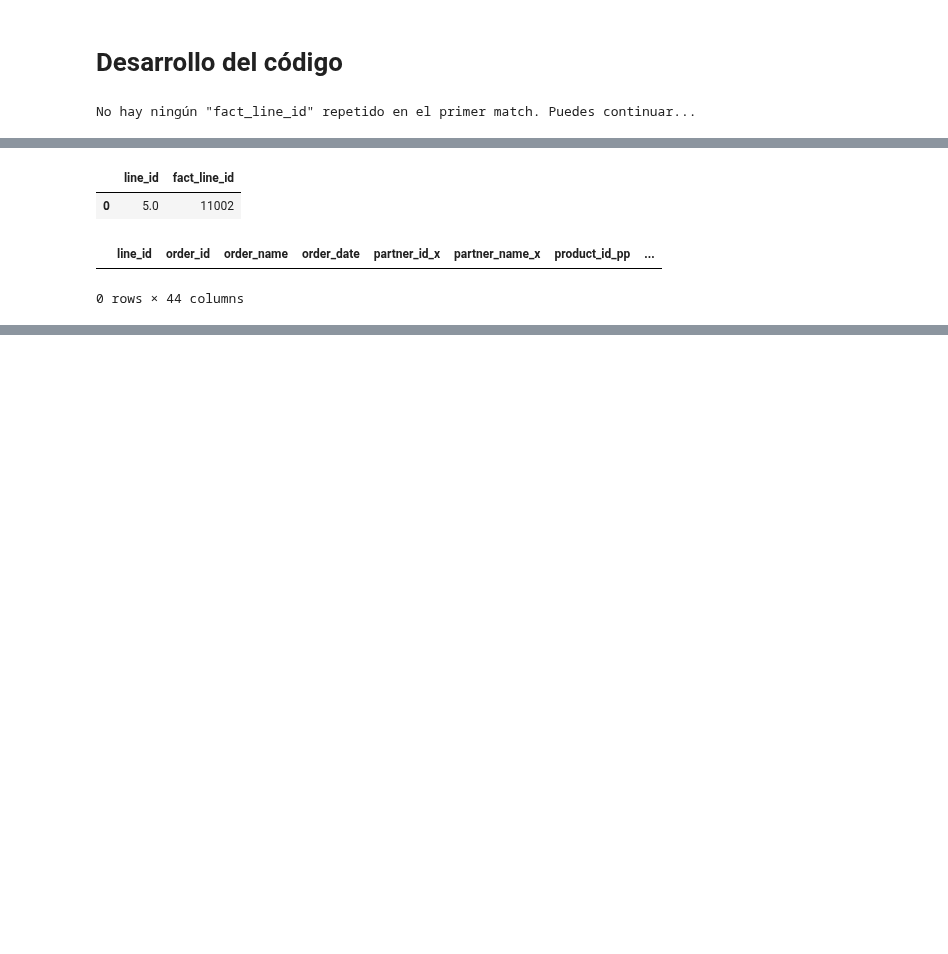
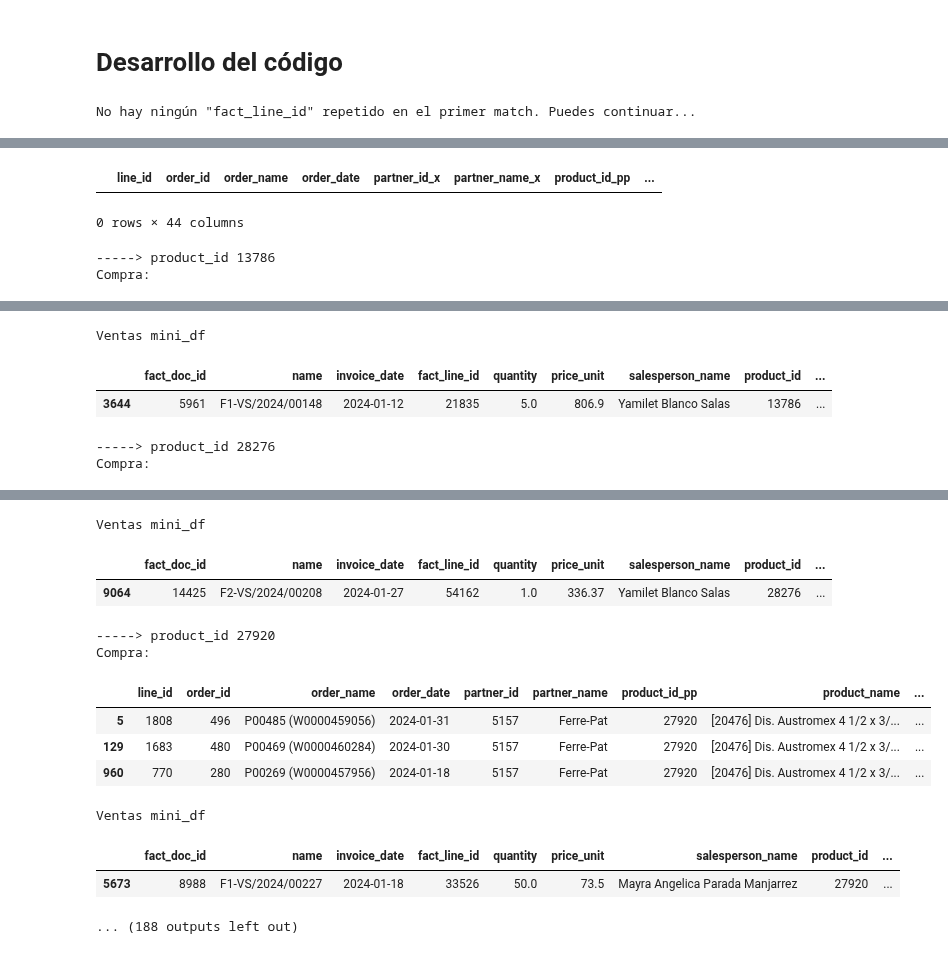
Before and after one commit to ecostichp/odoo_comisiones, a Jupyter notebook: comisiones/algoritmos/algoritmo_costo_de_venta_mes_func.ipynb, the cells around one changed output, grey strips where cells are left out. Drawn from its saved outputs; the diff is of its cells as text; code cells hidden in the pictures; blank space fills up the shorter version.

```diff
--- a/comisiones/algoritmos/algoritmo_costo_de_venta_mes_func.ipynb
+++ b/comisiones/algoritmos/algoritmo_costo_de_venta_mes_func.ipynb
@@ -383,22 +383,24 @@ lista_capturistas = [
        'Rosario Martinez Zarate'
 ]
 
+# Compras especiales que no son de proveedores oficiales
 compras_especiales = compras_odoo.loc[
-            ~compras_odoo['vendedora'].isin(lista_capturistas)
+            (~compras_odoo['vendedora'].isin(lista_capturistas))
+            & (~compras_odoo['partner_id'].isin(prov_oficiales['partner_id']))
             ]
 
-compras_especiales_restantes = compras_especiales.loc[
+compras_especiales_after_repetidos = compras_especiales.loc[
             ~compras_especiales['line_id'].isin(repetidos_match_1ro['line_id'])
             ]
 
-ventas_restantes = ventas.loc[
+ventas_after_repetidos = ventas.loc[
             ~ventas['fact_line_id'].isin(repetidos_match_1ro['fact_line_id'])
             ]
 # %%
 match_1_merge = (
     pd.merge_asof(
-        left = compras_especiales_restantes.sort_values('order_date'),
-        right = ventas_restantes.sort_values('invoice_date'),
+        left = compras_especiales_after_repetidos.sort_values('order_date'),
+        right = ventas_after_repetidos.sort_values('invoice_date'),
 
         left_by = ['product_id_pp', 'vendedora', 'product_qty'],
         right_by = ['product_id', 'salesperson_name', 'quantity'],
@@ -528,8 +493,13 @@ for i in range(len(compras_especiales_restantes_after_match_1)):
-# %%
-pd.concat([None, wep])
-# %% [output]
-|  | line_id | fact_line_id |
-| 0 | 5.0 | 11002 |
+# %%
+# Después de correr el 2do match, las ventas restantes
+ventas_after_match_2 = ventas_after_match_1.loc[
+                                        ~ventas_after_match_1['fact_line_id'].isin(match_2['fact_line_id'])
+                                    ]
+
+# Después de correr el 2do match, las compras restantes.
+compras_especiales_after_match_2 = compras_especiales_after_match_1.loc[
+                                            ~compras_especiales_after_match_1['line_id'].isin(match_2['line_id'])
+                                        ]
 # %%
 match_3 = (
     pd.merge_asof(
@@ -553,9 +564,18 @@ match_3.loc[(~match_3['fact_line_id'].isna())]
 # %%
-wep = compras_especiales_sin_ventas['product_id_pp'].unique()
-for prod in wep:
-    if ventas_restantes_after_match_1.loc[ventas_restantes_after_match_1['product_id'] == prod, cols_vent].empty:
-        print(f'    ---> Código a explorar {prod}')
-        display(ventas_restantes_after_match_1.loc[ventas_restantes_after_match_1['product_id'] == prod, cols_vent])
-        display(compras_especiales_restantes_after_match_1.loc[compras_especiales_restantes_after_match_1['product_id_pp'] == prod])
-        print('\n\n')
-        break
+ids_prod = compras_especiales_after_match_2['product_id_pp'].unique()
+
+for prod in ids_prod:
+
+    mini_df = ventas_after_match_2.loc[
+                (ventas_after_match_2['product_id'] == prod)
+            ]
+
+    print(f"-----> product_id {prod}")
+    print(f"Compra:")
+    display(compras_especiales_after_match_2[compras_especiales_after_match_2['product_id_pp'] == prod])
+    print(f"Ventas mini_df")
+    display(mini_df[cols_vent])
+    print(f"\n\n")
+# %% [output]
+-----> product_id 13786
+Compra:
@@ -561,0 +585,5 @@ for prod in wep:
+Ventas mini_df
+|  | fact_doc_id | name | invoice_date | fact_line_id | quantity | price_unit | salesperson_name | product_id | ... |
+| 3644 | 5961 | F1-VS/2024/00148 | 2024-01-12 | 21835 | 5.0 | 806.9 | Yamilet Blanco Salas | 13786 | ... |
+-----> product_id 28276
+Compra:
@@ -561,0 +593,13 @@ for prod in wep:
+Ventas mini_df
+|  | fact_doc_id | name | invoice_date | fact_line_id | quantity | price_unit | salesperson_name | product_id | ... |
+| 9064 | 14425 | F2-VS/2024/00208 | 2024-01-27 | 54162 | 1.0 | 336.37 | Yamilet Blanco Salas | 28276 | ... |
+-----> product_id 27920
+Compra:
+|  | line_id | order_id | order_name | order_date | partner_id | partner_name | product_id_pp | product_name | ... |
+| 5 | 1808 | 496 | P00485 (W0000459056) | 2024-01-31 | 5157 | Ferre-Pat | 27920 | [20476] Dis. Austromex 4 1/2 x 3/... | ... |
+| 129 | 1683 | 480 | P00469 (W0000460284) | 2024-01-30 | 5157 | Ferre-Pat | 27920 | [20476] Dis. Austromex 4 1/2 x 3/... | ... |
+| 960 | 770 | 280 | P00269 (W0000457956) | 2024-01-18 | 5157 | Ferre-Pat | 27920 | [20476] Dis. Austromex 4 1/2 x 3/... | ... |
+Ventas mini_df
+|  | fact_doc_id | name | invoice_date | fact_line_id | quantity | price_unit | salesperson_name | product_id | ... |
+| 5673 | 8988 | F1-VS/2024/00227 | 2024-01-18 | 33526 | 50.0 | 73.5 | Mayra Angelica Parada Manjarrez | 27920 | ... |
+... (188 outputs left out)
```
Also changed, not shown: parts of 7 cells of this notebook, 1 other file.
